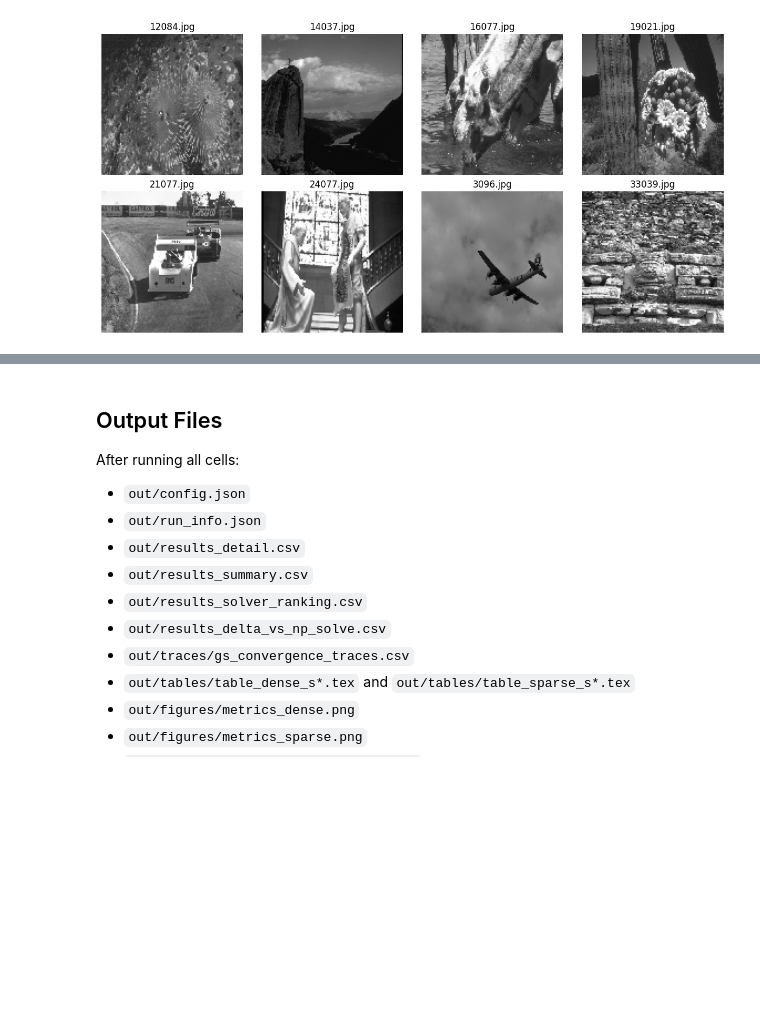
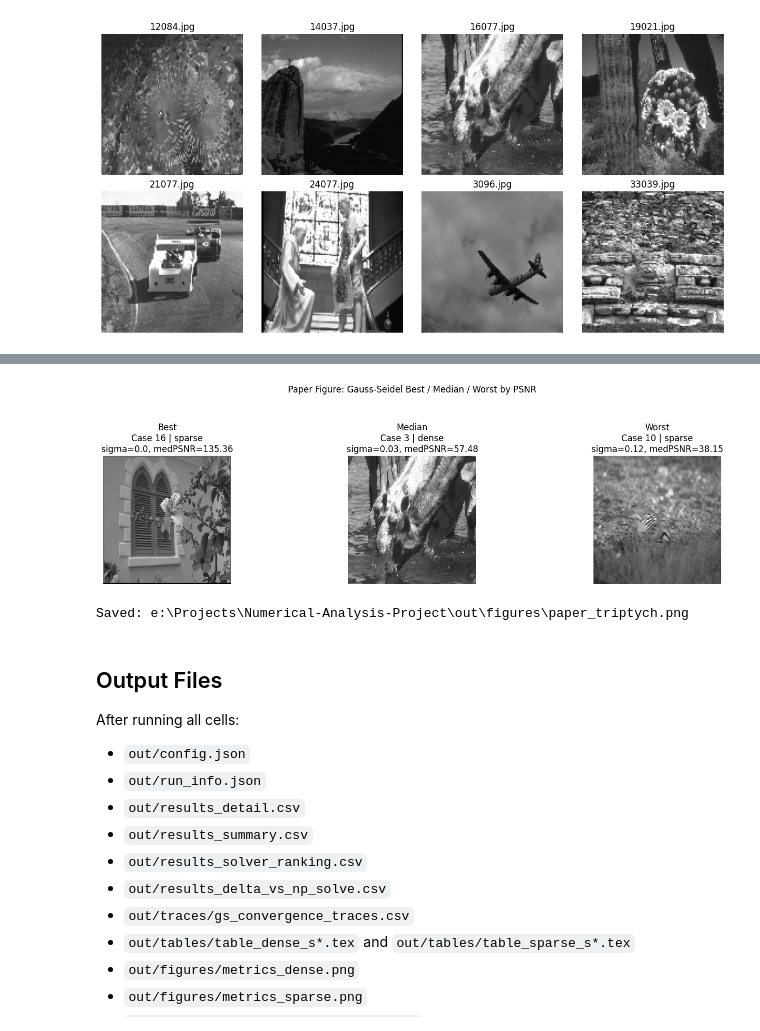
Before and after one commit to Hanamizuiro/encryption-experiment, a Jupyter notebook: code.ipynb, the cells around one changed output, grey strips where cells are left out. Drawn from its saved outputs; the diff is of its cells as text; code cells hidden in the pictures; blank space fills up the shorter version.

```diff
--- a/code.ipynb
+++ b/code.ipynb
@@ -862,25 +947,24 @@ def make_wall(matrix_type, A, img, sigma, case_idx):
     rec_lu = reconstruct_with("lu")
     rec_gs = reconstruct_with("gauss_seidel")
 
-    fig, ax = plt.subplots(1, 5, figsize=(15, 3.5))
-    fig.suptitle(f"{matrix_type} | case={case_idx + 1} | sigma={sigma}", fontsize=11)
-    ax[0].imshow(img, cmap="gray", vmin=0, vmax=1)
-    ax[0].set_title("Original")
-    ax[1].imshow(rec_np, cmap="gray", vmin=0, vmax=1)
-    ax[1].set_title("np.solve")
-    ax[2].imshow(rec_g, cmap="gray", vmin=0, vmax=1)
-    ax[2].set_title("Gaussian")
-    ax[3].imshow(rec_lu, cmap="gray", vmin=0, vmax=1)
-    ax[3].set_title("LU")
-    ax[4].imshow(rec_gs, cmap="gray", vmin=0, vmax=1)
-    ax[4].set_title("Gauss-Seidel")
+    fig, ax = plt.subplots(1, 5, figsize=(16, 4), constrained_layout=True)
+    fig.suptitle(f"{matrix_type.upper()} | Case {case_idx + 1:02d} | sigma={sigma}", fontsize=FIG_STYLE["title_fs"])
 
-    for a in ax:
+    panels = [
+        (img, "Original"),
+        (rec_np, "NP Solve"),
+        (rec_g, "Gaussian"),
+        (rec_lu, "LU"),
+        (rec_gs, "Gauss-Seidel"),
+    ]
+
+    for a, (im_data, ttl) in zip(ax, panels):
+        a.imshow(im_data, cmap="gray", vmin=0, vmax=1)
+        a.set_title(ttl, fontsize=FIG_STYLE["subtitle_fs"])
         a.axis("off")
 
-    fig.tight_layout(rect=[0, 0.03, 1, 0.92])
     out_path = FIG_DIR / f"wall_{case_idx + 1:02d}.png"
-    fig.savefig(out_path, dpi=180)
+    fig.savefig(out_path, dpi=FIG_STYLE["dpi"], bbox_inches="tight")
     plt.close(fig)
 
     err_path = None
@@ -891,19 +975,23 @@ def make_wall(matrix_type, A, img, sigma, case_idx):
         err_gs = np.abs(rec_gs - img)
         vmax = max(1e-8, float(np.max([err_np.max(), err_g.max(), err_lu.max(), err_gs.max()])))
 
-        fig2, ax2 = plt.subplots(1, 4, figsize=(12, 3.1))
-        fig2.suptitle(f"Error maps | case={case_idx + 1} | sigma={sigma}", fontsize=11)
+        fig2, ax2 = plt.subplots(1, 4, figsize=(13, 3.8), constrained_layout=True)
+        fig2.suptitle(f"Error Maps | Case {case_idx + 1:02d} | sigma={sigma}", fontsize=FIG_STYLE["title_fs"])
+
         ims = [err_np, err_g, err_lu, err_gs]
-        titles = ["|np - orig|", "|gauss - orig|", "|lu - orig|", "|gs - orig|"]
+        titles = ["|NP - Orig|", "|Gaussian - Orig|", "|LU - Orig|", "|GS - Orig|"]
+
         for i in range(4):
             im = ax2[i].imshow(ims[i], cmap="inferno", vmin=0.0, vmax=vmax)
-            ax2[i].set_title(titles[i])
+            ax2[i].set_title(titles[i], fontsize=FIG_STYLE["subtitle_fs"])
             ax2[i].axis("off")
-        cbar = fig2.colorbar(im, ax=ax2.ravel().tolist(), shrink=0.8)
-        cbar.set_label("absolute error")
-        fig2.tight_layout(rect=[0, 0.03, 1, 0.9])
+
+        cbar = fig2.colorbar(im, ax=ax2, fraction=0.045, pad=0.02)
+        cbar.set_label("Absolute error", fontsize=FIG_STYLE["label_fs"])
+        cbar.ax.tick_params(labelsize=FIG_STYLE["tick_fs"])
+
         err_path = FIG_DIR / f"wall_err_{case_idx + 1:02d}.png"
-        fig2.savefig(err_path, dpi=180)
+        fig2.savefig(err_path, dpi=FIG_STYLE["dpi"], bbox_inches="tight")
         plt.close(fig2)
 
     print("Saved:", out_path)
@@ -960,7 +1048,7 @@ if len(cases) > 0:
         pick_ids = sorted(set([0, len(cases) // 2, len(cases) - 1]))
         pick_labels = ["Case"] * len(pick_ids)
 
-    fig, ax = plt.subplots(1, len(pick_ids), figsize=(4.8 * len(pick_ids), 4.2))
+    fig, ax = plt.subplots(1, len(pick_ids), figsize=(5.6 * len(pick_ids), 4.8), constrained_layout=True)
     if len(pick_ids) == 1:
         ax = [ax]
 
@@ -986,12 +1074,17 @@ if len(cases) > 0:
         psnr_med = float(np.median(vals)) if len(vals) > 0 else float("nan")
 
         ax[j].imshow(rec, cmap="gray", vmin=0, vmax=1)
-        ax[j].set_title(f"{pick_labels[j]}\nCase {case_id+1} | {matrix_type}\nsigma={sigma}, medPSNR={psnr_med:.2f}")
+        ax[j].set_title(
+            f"{pick_labels[j]}\nCase {case_id+1} | {matrix_type}\n"
+            f"sigma={sigma}, medPSNR={psnr_med:.2f}",
+            fontsize=FIG_STYLE["subtitle_fs"],
+        )
         ax[j].axis("off")
 
-    fig.suptitle("Paper Figure: Gauss-Seidel Best / Median / Worst by PSNR", fontsize=12)
-    fig.tight_layout(rect=[0, 0.03, 1, 0.92])
+    fig.suptitle("Paper Figure: Gauss-Seidel Best / Median / Worst by PSNR", fontsize=FIG_STYLE["title_fs"])
     out_path = FIG_DIR / "paper_triptych.png"
-    fig.savefig(out_path, dpi=200)
+    fig.savefig(out_path, dpi=FIG_STYLE["dpi"], bbox_inches="tight")
     plt.show()
+    plt.close(fig)
     print("Saved:", out_path)
+# %% [output]
@@ -998,3 +1108,5 @@ if len(cases) > 0:
+[figure, added]
+Saved: e:\Projects\Numerical-Analysis-Project\out\figures\paper_triptych.png
 # %% [markdown]
 ## Output Files
 
```
Also changed, not shown: parts of 4 cells of this notebook.
